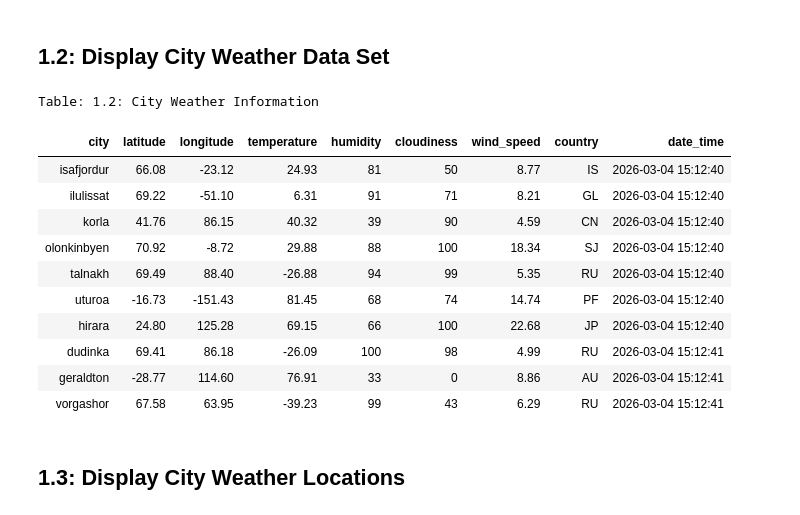
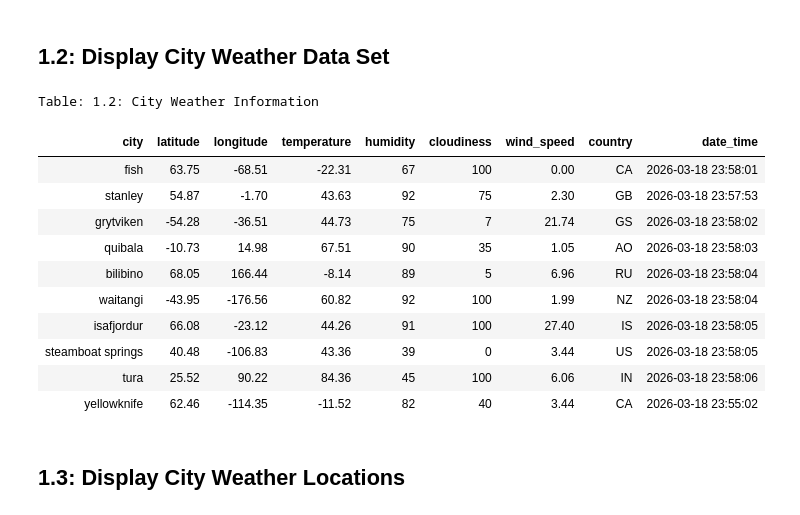
Before and after one commit to njgeorge000158/Weather-Visualization-for-Vacations-using-APIs, a Jupyter notebook: vacations.ipynb, the cells around one changed output. Drawn from its saved outputs; the diff is of its cells as text; code cells hidden in the pictures.

```diff
--- a/vacations.ipynb
+++ b/vacations.ipynb
@@ -69,21 +123,19 @@ logx.log_write_obj(city_weather_df)
 # %% [markdown]
 ## **1.2: Display City Weather Data Set**
 # %%
-pandasx.rtn_fmt_tbl \
-    (city_weather_df,
-     'Table: 1.2: City Weather Information')
+pandasx.rtn_fmt_tbl(city_weather_df, 'Table: 1.2: City Weather Information')
 # %% [output]
 Table: 1.2: City Weather Information
 | city | latitude | longitude | temperature | humidity | cloudiness | wind_speed | country | date_time |
-| isafjordur | 66.08 | -23.12 | 24.93 | 81 | 50 | 8.77 | IS | 2026-03-04 15:12:40 |
-| ilulissat | 69.22 | -51.10 | 6.31 | 91 | 71 | 8.21 | GL | 2026-03-04 15:12:40 |
-| korla | 41.76 | 86.15 | 40.32 | 39 | 90 | 4.59 | CN | 2026-03-04 15:12:40 |
-| olonkinbyen | 70.92 | -8.72 | 29.88 | 88 | 100 | 18.34 | SJ | 2026-03-04 15:12:40 |
-| talnakh | 69.49 | 88.40 | -26.88 | 94 | 99 | 5.35 | RU | 2026-03-04 15:12:40 |
-| uturoa | -16.73 | -151.43 | 81.45 | 68 | 74 | 14.74 | PF | 2026-03-04 15:12:40 |
-| hirara | 24.80 | 125.28 | 69.15 | 66 | 100 | 22.68 | JP | 2026-03-04 15:12:40 |
-| dudinka | 69.41 | 86.18 | -26.09 | 100 | 98 | 4.99 | RU | 2026-03-04 15:12:41 |
-| geraldton | -28.77 | 114.60 | 76.91 | 33 | 0 | 8.86 | AU | 2026-03-04 15:12:41 |
-| vorgashor | 67.58 | 63.95 | -39.23 | 99 | 43 | 6.29 | RU | 2026-03-04 15:12:41 |
+| fish | 63.75 | -68.51 | -22.31 | 67 | 100 | 0.00 | CA | 2026-03-18 23:58:01 |
+| stanley | 54.87 | -1.70 | 43.63 | 92 | 75 | 2.30 | GB | 2026-03-18 23:57:53 |
+| grytviken | -54.28 | -36.51 | 44.73 | 75 | 7 | 21.74 | GS | 2026-03-18 23:58:02 |
+| quibala | -10.73 | 14.98 | 67.51 | 90 | 35 | 1.05 | AO | 2026-03-18 23:58:03 |
+| bilibino | 68.05 | 166.44 | -8.14 | 89 | 5 | 6.96 | RU | 2026-03-18 23:58:04 |
+| waitangi | -43.95 | -176.56 | 60.82 | 92 | 100 | 1.99 | NZ | 2026-03-18 23:58:04 |
+| isafjordur | 66.08 | -23.12 | 44.26 | 91 | 100 | 27.40 | IS | 2026-03-18 23:58:05 |
+| steamboat springs | 40.48 | -106.83 | 43.36 | 39 | 0 | 3.44 | US | 2026-03-18 23:58:05 |
+| tura | 25.52 | 90.22 | 84.36 | 45 | 100 | 6.06 | IN | 2026-03-18 23:58:06 |
+| yellowknife | 62.46 | -114.35 | -11.52 | 82 | 40 | 3.44 | CA | 2026-03-18 23:55:02 |
 # %% [markdown]
 ## **1.3: Display City Weather Locations**
```
Also changed, not shown: parts of 21 cells of this notebook, 8 other files.
